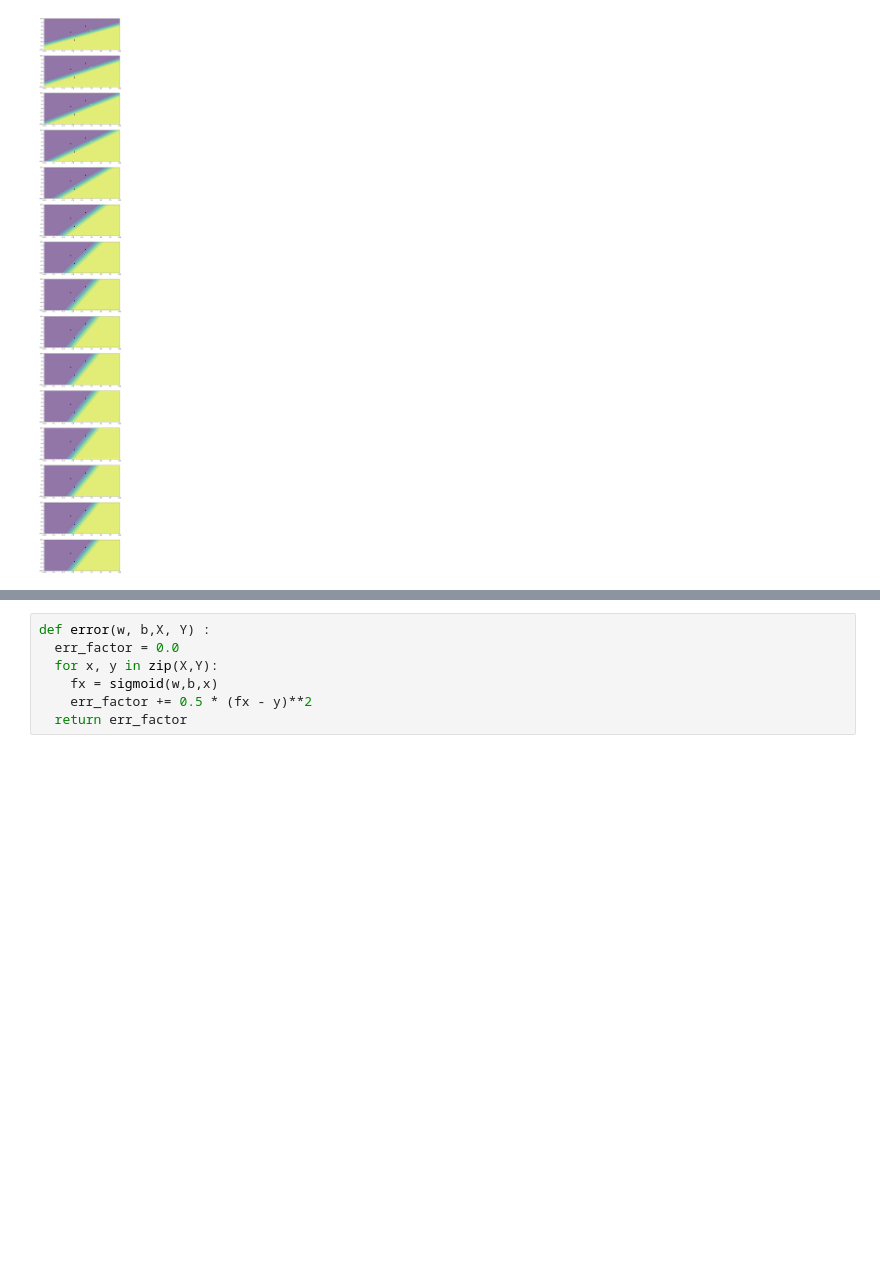
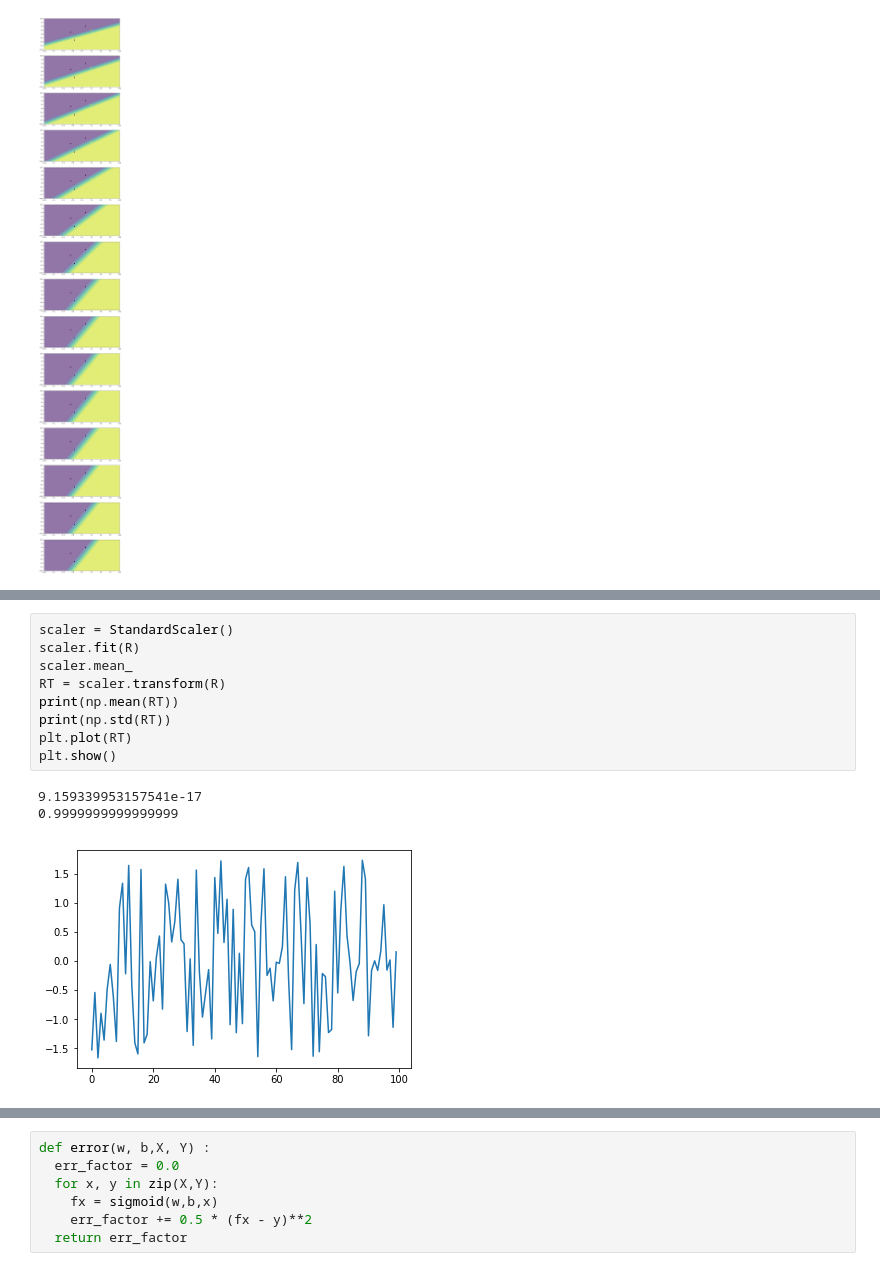
Before and after one commit to aborundiya/NeuralNetwork, a Jupyter notebook: gradientDescent.ipynb, the cells around one changed output, grey strips where cells are left out. Saved outputs shown, nothing was run; the diff lists cells and outputs as text; blank space fills up the shorter version.

```diff
--- a/gradientDescent.ipynb
+++ b/gradientDescent.ipynb
@@ -191,0 +220,13 @@ for i in range(N):
+# %%
+scaler = StandardScaler()
+scaler.fit(R)
+scaler.mean_
+RT = scaler.transform(R)
+print(np.mean(RT))
+print(np.std(RT))
+plt.plot(RT)
+plt.show()
+# %% [output]
+9.159339953157541e-17
+0.9999999999999999
+[figure, added]
```
Also changed, not shown: parts of 9 cells of this notebook.
